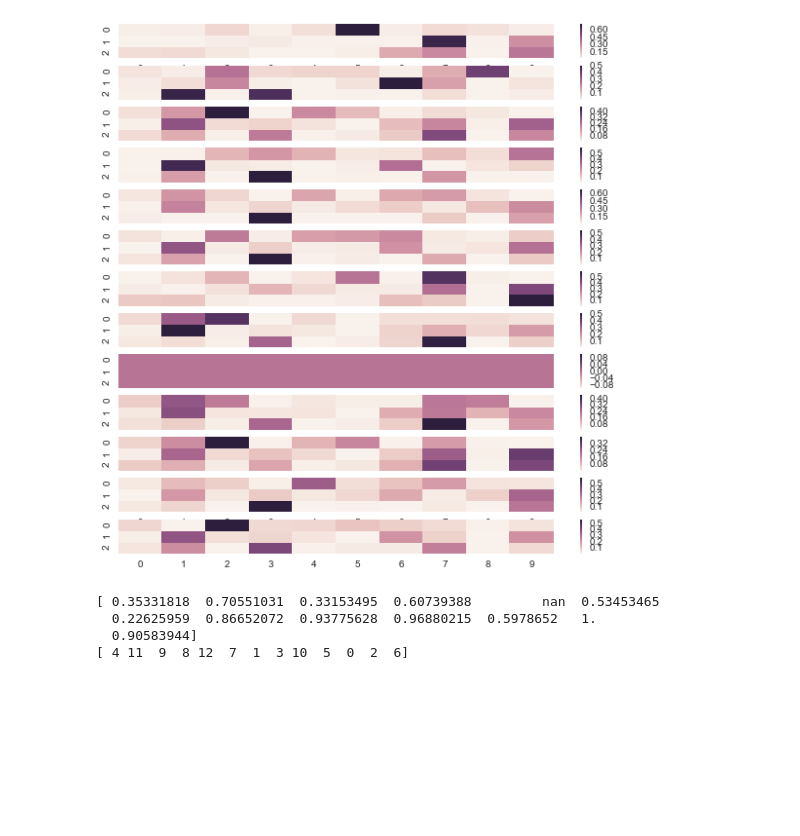
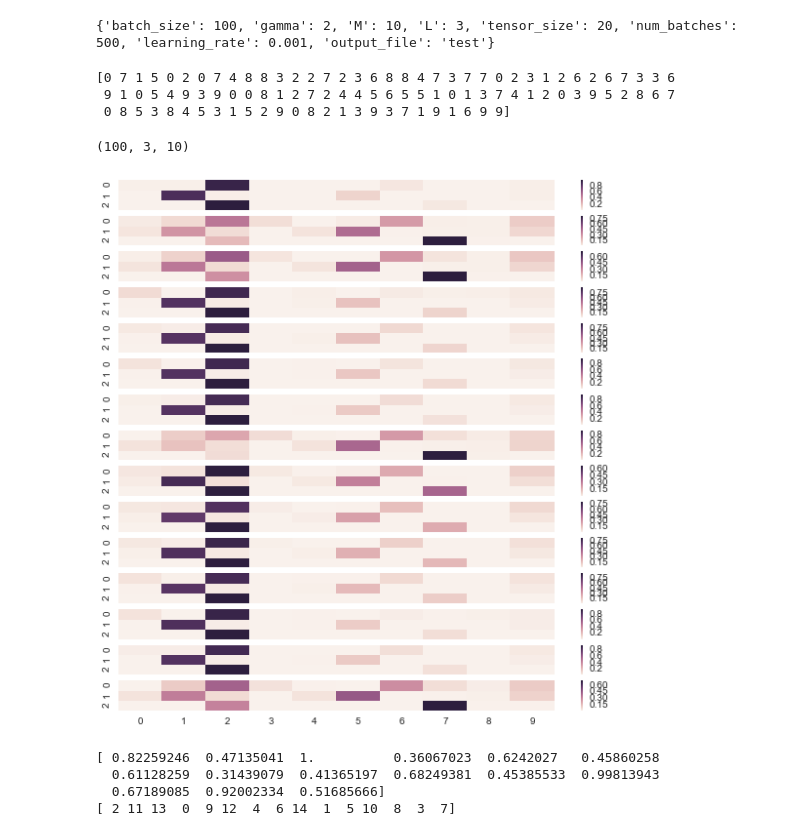
Before and after one commit to polzounov/gatenet, a Jupyter notebook: Gatenet/visualize_gates.ipynb, the cells around one changed output. Drawn from its saved outputs; the diff is of its cells as text; code cells hidden in the pictures; blank space fills up the shorter version.

Commit message:
Code to perform scripted tests and output data for visualization

```diff
--- a/Gatenet/visualize_gates.ipynb
+++ b/Gatenet/visualize_gates.ipynb
@@ -16,7 +10,31 @@ print(gates.shape)
+# %%
+# Load gate vector data
+with open('Gatenet/output/' + 'test1' + '.pkl', 'rb') as f:
+        input = pickle.load(f)
+# %%
+# Get components from data
+gates = np.array(input[0])
+labels = np.array(input[1])
+parameter_dict = input[2]
+# %%
+print(parameter_dict)
+# %% [output]
+{'batch_size': 100, 'gamma': 2, 'M': 10, 'L': 3, 'tensor_size': 20, 'num_batches': 500, 'learning_rate': 0.001, 'output_file': 'test'}
+# %%
+print(labels)
+# %% [output]
+[0 7 1 5 0 2 0 7 4 8 8 3 2 2 7 2 3 6 8 8 4 7 3 7 7 0 2 3 1 2 6 2 6 7 3 3 6
+ 9 1 0 5 4 9 3 9 0 0 8 1 2 7 2 4 4 5 6 5 5 1 0 1 3 7 4 1 2 0 3 9 5 2 8 6 7
+ 0 8 5 3 8 4 5 3 1 5 2 9 0 8 2 1 3 9 3 7 1 9 1 6 9 9]
+# %%
+print(gates.shape)
+# %% [output]
+(100, 3, 10)
 # %%
-digits = 13
-fig, axs = plt.subplots(nrows=digits)
-for i in range(digits):
-    sns.heatmap(gates[:,:,i], ax=axs[i])
+matplotlib.rcParams['figure.figsize'] = 10,10
+num_test_digits = 15
+fig, axs = plt.subplots(nrows=num_test_digits)
+for i in range(num_test_digits):
+    sns.heatmap(gates[i,:,:], ax=axs[i])
 # %% [output]
-[figure, old version]
+[figure, new version]
@@ -27,7 +41,11 @@ gate_vectors = np.transpose(gate_vectors)
 # %%
-trial = 11
-output = np.zeros(digits)
-for i in range(digits):
+# Compute cosine similarity
+gate_vectors = np.reshape(gates[:digits,:,:], (digits,parameter_dict['L']*parameter_dict['M']))
+gate_vectors = np.transpose(gate_vectors)
+
+trial = 2
+output = np.zeros(num_test_digits)
+for i in range(num_test_digits):
     a = gate_vectors[trial][:]
     b = gate_vectors[i][:]
     an = a/np.linalg.norm(a)
@@ -38,7 +56,7 @@ print(output)
 elems = np.argsort(output)
 print(np.flip(elems, axis=0))
 # %% [output]
-[ 0.35331818  0.70551031  0.33153495  0.60739388         nan  0.53453465
-  0.22625959  0.86652072  0.93775628  0.96880215  0.5978652   1.
-  0.90583944]
-[ 4 11  9  8 12  7  1  3 10  5  0  2  6]
+[ 0.82259246  0.47135041  1.          0.36067023  0.6242027   0.45860258
+  0.61128259  0.31439079  0.41365197  0.68249381  0.45385533  0.99813943
+  0.67189085  0.92002334  0.51685666]
+[ 2 11 13  0  9 12  4  6 14  1  5 10  8  3  7]
```
Also changed, not shown: parts of 5 cells of this notebook, 7 other files.
